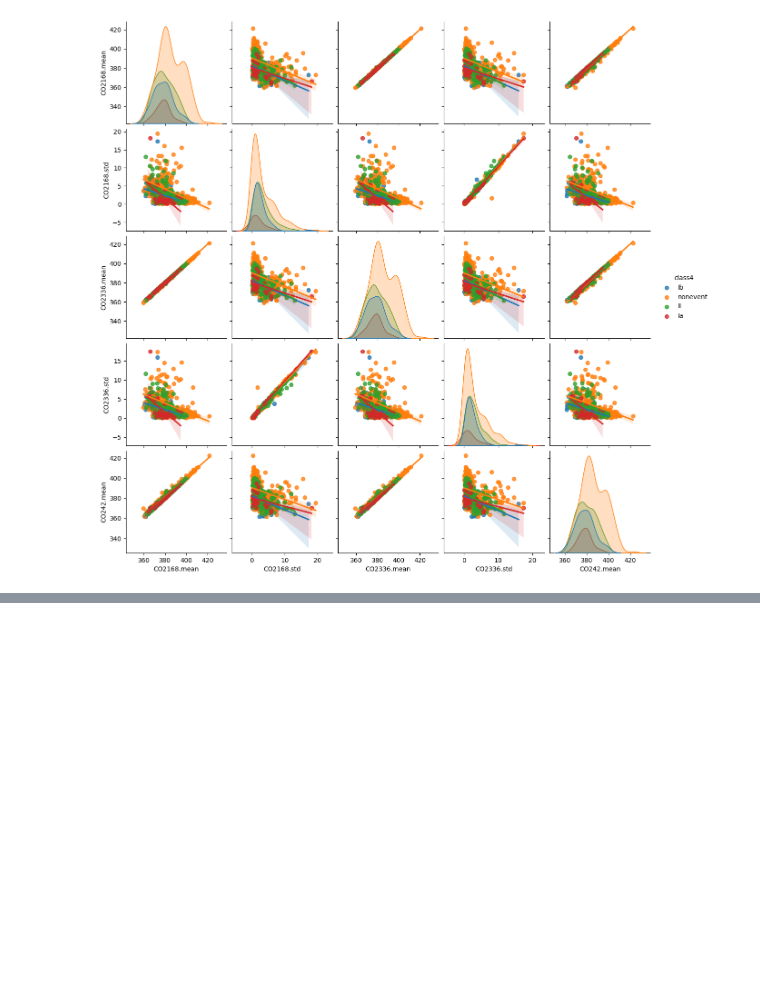
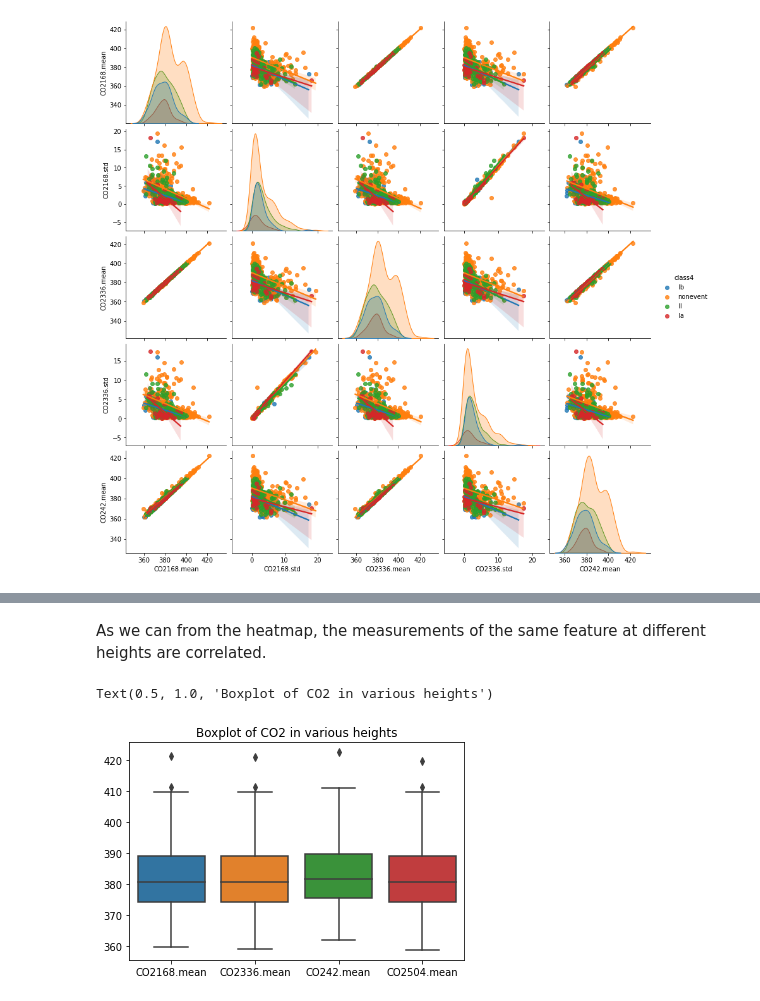
Before and after one commit to smaikkeli/MachineLearningProject, a Jupyter notebook: EDA/exploration.ipynb, the cells around one changed output, grey strips where cells are left out. Cells and saved outputs as stored; diff of their text form; code cells hidden in the pictures; blank space fills up the shorter version.

```diff
--- a/EDA/exploration.ipynb
+++ b/EDA/exploration.ipynb
@@ -80,0 +93,7 @@ sns.heatmap(train_data.filter(like = '.mean', axis = 1).corr())
+# %% [markdown]
+As we can from the heatmap, the measurements of the same feature at different heights are correlated.
+# %%
+sns.boxplot(data=train_data.filter(regex='CO2.*.mean', axis = 1)).set_title('Boxplot of CO2 in various heights')
+# %% [output]
+Text(0.5, 1.0, 'Boxplot of CO2 in various heights')
+[figure, added]
```
Also changed, not shown: parts of 17 cells of this notebook.
